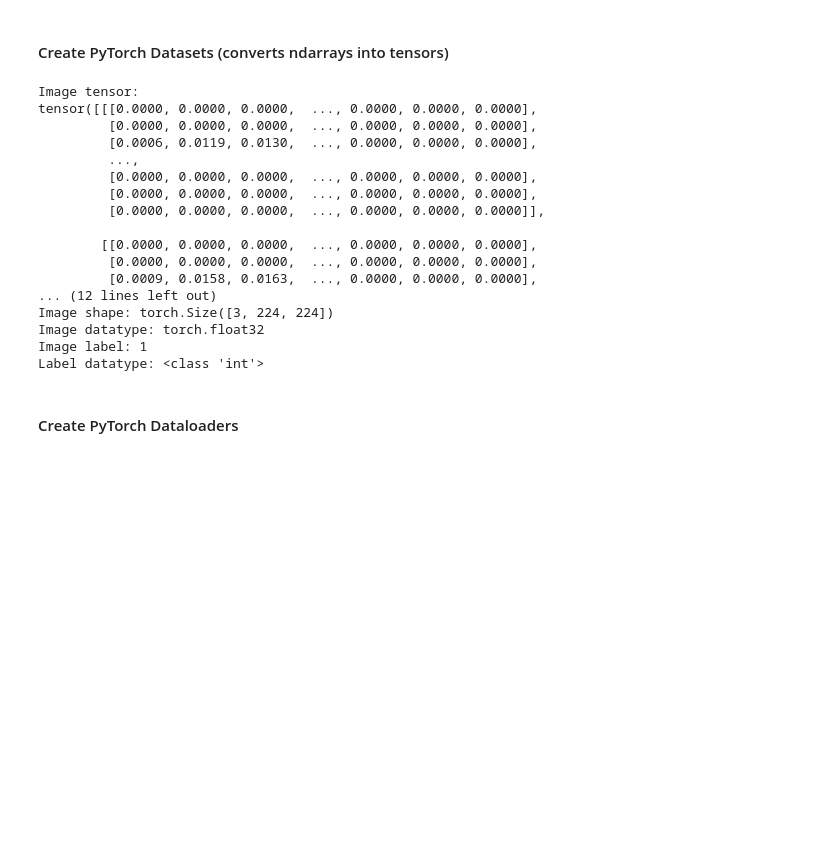
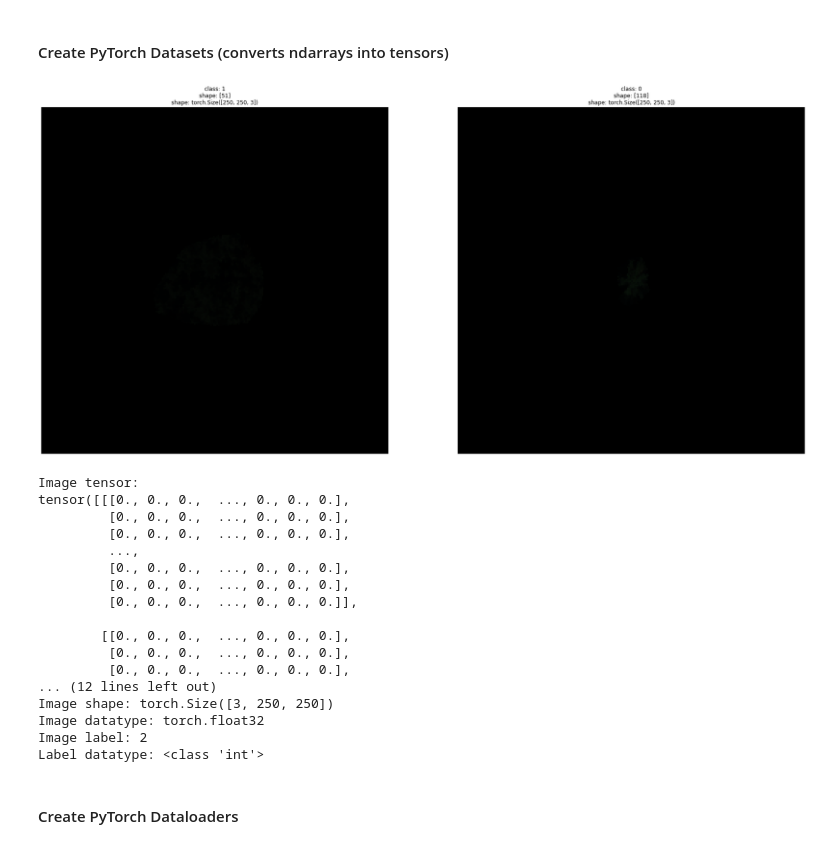
Before and after one commit to simon-ecke/wze-uav_dl, a Jupyter notebook: wze-uav_cnn_developer.ipynb, the cells around one changed output. Drawn from its saved outputs; the diff is of its cells as text; code cells hidden in the pictures; blank space fills up the shorter version.

Commit message:
major changes regarding filtering the dataset

```diff
--- a/wze-uav_cnn_developer.ipynb
+++ b/wze-uav_cnn_developer.ipynb
@@ -192,43 +228,54 @@ Total label samples: 13388
 # %%
 # train transform with augmentation.
 transform_train = transforms.Compose([transforms.ToTensor(),
-                                      #transforms.TrivialAugmentWide(num_magnitude_bins=31),
-                                #transforms.RandomHorizontalFlip(p=0.5),
-                                #transforms.RandomVerticalFlip(p=0.5),
-                                transforms.RandomRotation(degrees=90),
-                                transforms.Resize(224)
-                               ])
+                                      #transforms.Normalize(mean=[0.485, 0.456, 0.406],
+                                      #                     std=[0.229, 0.224, 0.225]),
+                                      transforms.ColorJitter(brightness=(0.5,1.5), contrast=(0.5,1.2), saturation=(0.5,1.2), hue=(-0.05,0.05)),
+                                      transforms.RandomHorizontalFlip(p=0.5),
+                                      transforms.RandomVerticalFlip(p=0.5),
+                                      transforms.RandomRotation(degrees=[-90,90]),
+                                      #transforms.Resize(224)
+                                      ])
 
 # test and val dataset transform without augmentation.
 transform = transforms.Compose([transforms.ToTensor(),
-                                transforms.Resize(224)
+                                #transforms.Resize(224)
                                ])
 
 class_idx = {'healthy':0,'stressed':1, 'dead':2}
 
 # class names need to fit the customDataset class used e.g. 3 classes -> use CustomDataset3Classes
-class_names = ['healthy', 'stressed', 'dead']
+#class_names = ['healthy', 'slightly_stressed', 'moderately_stressed', 'highly_stressed', 'dead']
+class_names = ['healthy', 'moderately_stressed', 'highly_stressed', 'dead']
+#class_names = ['healthy', 'stressed', 'dead']
 
-train_dataset = data_loader.CustomDataset3Classes(
+# choose custom dataset loader with 3 - 5 classes
+train_dataset = data_loader.CustomDataset4Classes(
     data = train_image_set,
     labels = train_label_set,
     class_names=class_names,
     class_idx=class_idx,
     species = train_species_set,
-    transform=transform_train)
+    kkl = train_kkl_set,
+    transform=transform_train
+)
 
-val_dataset = data_loader.CustomDataset3Classes(
+val_dataset = data_loader.CustomDataset4Classes(
     data = val_image_set,
     labels = val_label_set,
     class_names=class_names,
     class_idx=class_idx,
     species = val_species_set,
-    transform=transform)
+    kkl = val_kkl_set,
+    transform=transform
+)
 
-test_dataset = data_loader.CustomDataset3Classes(
+test_dataset = data_loader.CustomDataset4Classes(
     data = test_image_set,
     labels = test_label_set,
     class_names=class_names,
     class_idx=class_idx,
     species = test_species_set,
-    transform=transform)
+    kkl = test_kkl_set,
+    transform=transform
+)
@@ -235,5 +329,13 @@ test_dataset = data_loader.CustomDataset3Classes(
+# %%
+display_random_images(train_dataset,
+                      n=2,
+                      classes=[0, 1, 2],
+                      seed=None)
+#train_dataset[0][0].dtype
+# %% [output]
+[figure, added]
 # %%
-img, label = test_dataset[0][0], test_dataset[0][1]
+img, label = test_dataset[0]
 print(f"Image tensor:\n{img}")
 print(f"Image shape: {img.shape}")
 print(f"Image datatype: {img.dtype}")
@@ -241,21 +343,21 @@ print(f"Image label: {label}")
 print(f"Label datatype: {type(label)}")
 # %% [output]
 Image tensor:
-tensor([[[0.0000, 0.0000, 0.0000,  ..., 0.0000, 0.0000, 0.0000],
-         [0.0000, 0.0000, 0.0000,  ..., 0.0000, 0.0000, 0.0000],
-         [0.0006, 0.0119, 0.0130,  ..., 0.0000, 0.0000, 0.0000],
+tensor([[[0., 0., 0.,  ..., 0., 0., 0.],
+         [0., 0., 0.,  ..., 0., 0., 0.],
+         [0., 0., 0.,  ..., 0., 0., 0.],
          ...,
-         [0.0000, 0.0000, 0.0000,  ..., 0.0000, 0.0000, 0.0000],
-         [0.0000, 0.0000, 0.0000,  ..., 0.0000, 0.0000, 0.0000],
-         [0.0000, 0.0000, 0.0000,  ..., 0.0000, 0.0000, 0.0000]],
+         [0., 0., 0.,  ..., 0., 0., 0.],
+         [0., 0., 0.,  ..., 0., 0., 0.],
+         [0., 0., 0.,  ..., 0., 0., 0.]],
 
-        [[0.0000, 0.0000, 0.0000,  ..., 0.0000, 0.0000, 0.0000],
-         [0.0000, 0.0000, 0.0000,  ..., 0.0000, 0.0000, 0.0000],
-         [0.0009, 0.0158, 0.0163,  ..., 0.0000, 0.0000, 0.0000],
+        [[0., 0., 0.,  ..., 0., 0., 0.],
+         [0., 0., 0.,  ..., 0., 0., 0.],
+         [0., 0., 0.,  ..., 0., 0., 0.],
 ... (12 lines left out)
-Image shape: torch.Size([3, 224, 224])
+Image shape: torch.Size([3, 250, 250])
 Image datatype: torch.float32
-Image label: 1
+Image label: 2
 Label datatype: <class 'int'>
 # %% [markdown]
 #### Create PyTorch Dataloaders
```
Also changed, not shown: parts of 12 cells of this notebook, 7 other files.
